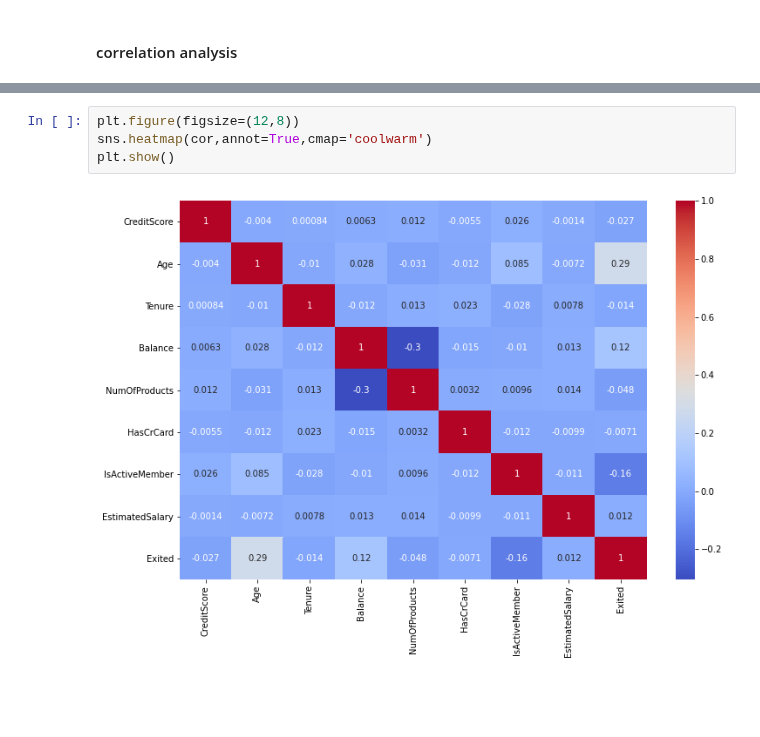
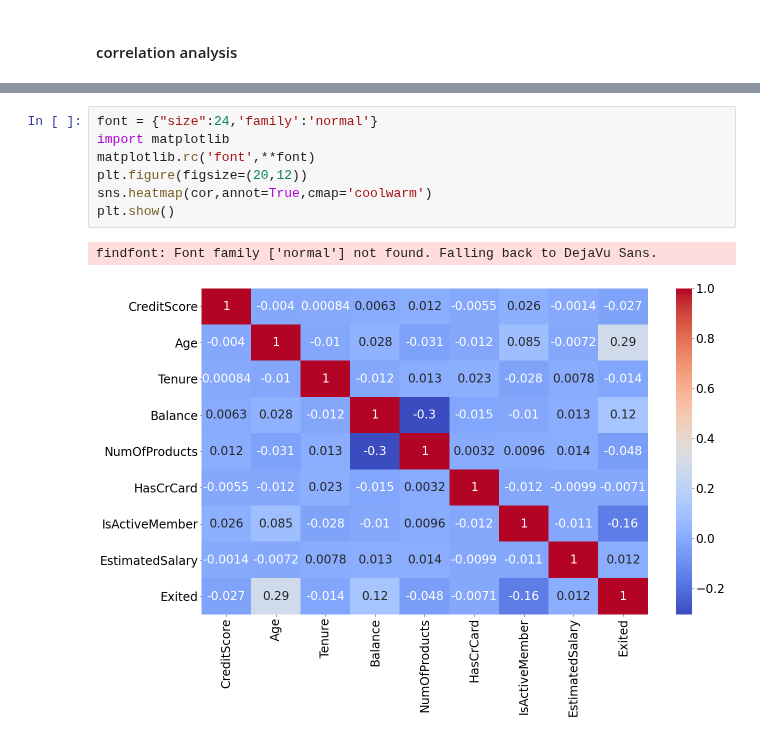
Before and after one commit to anshupandey/xebia_trainin_data, a Jupyter notebook: code13 - Exploratory Data Analytics - Bank Customer churn - Faculties.ipynb, the cells around one changed output, grey strips where cells are left out. Cells and saved outputs as stored; diff of their text form; blank space fills up the shorter version.

```diff
--- a/code13 - Exploratory Data Analytics - Bank Customer churn - Faculties.ipynb
+++ b/code13 - Exploratory Data Analytics - Bank Customer churn - Faculties.ipynb
@@ -362,8 +362,12 @@ cor
 | EstimatedSalary | -0.001384 | -0.007201 | 0.007784 | 0.012797 | 0.014204 | -0.009933 | -0.011421 | 1.000000 | ... |
 | Exited | -0.027094 | 0.285323 | -0.014001 | 0.118533 | -0.047820 | -0.007138 | -0.156128 | 0.012097 | ... |
 # %%
-plt.figure(figsize=(12,8))
+font = {"size":24,'family':'normal'}
+import matplotlib
+matplotlib.rc('font',**font)
+plt.figure(figsize=(20,12))
 sns.heatmap(cor,annot=True,cmap='coolwarm')
 plt.show()
 # %% [output]
+findfont: Font family ['normal'] not found. Falling back to DejaVu Sans.
-[figure, old version]
+[figure, new version]
```
Also changed, not shown: parts of 10 cells of this notebook.
